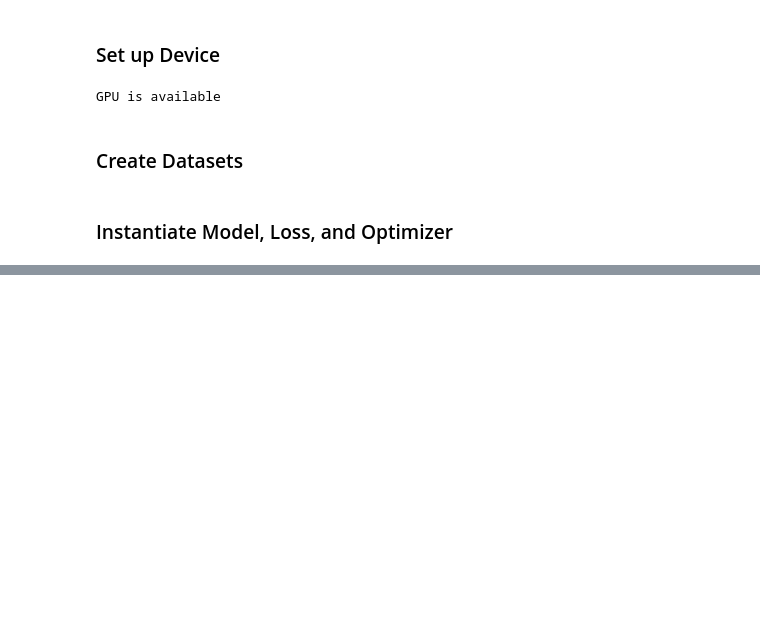
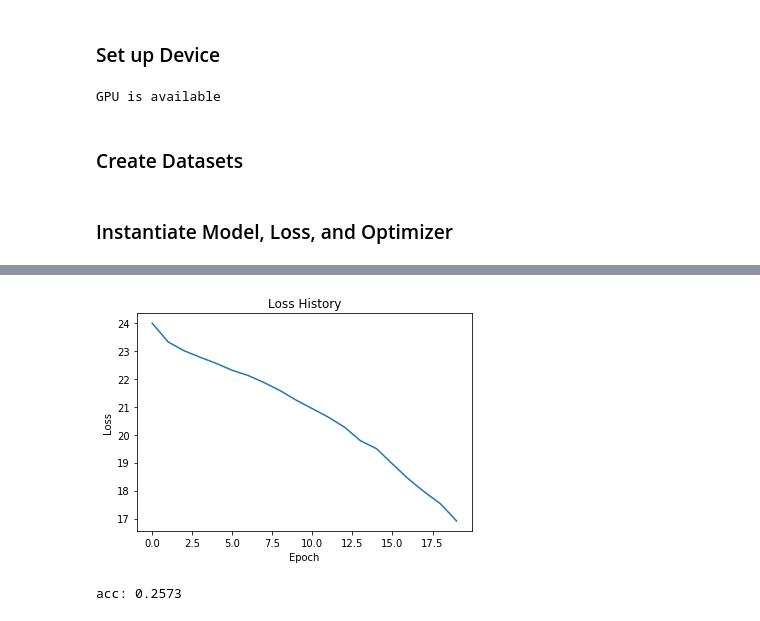
Before and after one commit to joshuaghannan/ECEC247DeepLearning, a Jupyter notebook: Dataset_Tests.ipynb, the cells around one changed output, grey strips where cells are left out. Cells and saved outputs as stored; diff of their text form; code cells hidden in the pictures; blank space fills up the shorter version.

```diff
--- a/Dataset_Tests.ipynb
+++ b/Dataset_Tests.ipynb
@@ -389,0 +401,12 @@ acc: 0.2370
+# %%
+class GRUnet(nn.Module):
+    def __init__(self, input_size, hidden_size, class_num):
+        super().__init__()
+        self.gru = nn.GRU(input_size=input_size, hidden_size=hidden_size, num_layers=1, dropout=0.5)
+
+        self.fc = nn.Linear(hidden_size, class_num)
+
+    def forward(self, x):
+        _, hn = self.gru(x)
+        out = self.fc(torch.squeeze(hn))
+        return out
@@ -389,0 +430,22 @@ acc: 0.2370
+# %%
+loss_history = []
+for i in range (epoch):
+    print('Epoch: {}/{}.............'.format(i+1, epoch), end='\n')
+    running_loss = 0.0
+    total = 0
+    correct = 0
+    for idx, batch in enumerate(EEG_trainloader):
+        eeg_seq = batch['eeg_seq'].permute(2,0,1).to(device)
+        label = batch['label'].to(device)
+        optimizer.zero_grad()
+        output= model(eeg_seq)
+        loss = criterion(output, label)
+        running_loss += loss.item()
+        loss.backward()
+        optimizer.step()
+        pred = torch.argmax(output, dim=1)
+        correct += torch.sum(pred == label).item()
+        total += label.shape[0]
+    loss_history.append(running_loss)
+    print ('acc:{:.4f}'.format(correct/total))
+    print ('loss:{:.4f}'.format(running_loss), end='\n\n')
@@ -389,0 +470,23 @@ acc: 0.2370
+# %%
+# Plot the Loss
+
+plt.plot(loss_history)
+plt.title('Loss History')
+plt.xlabel('Epoch')
+plt.ylabel('Loss')
+plt.show()
+# %% [output]
+[figure, added]
+# %%
+total = 0
+correct = 0
+for idx, batch in enumerate(EEG_testloader):
+    eeg_seq = batch['eeg_seq'].permute(2,0,1).to(device)
+    label = batch['label'].to(device)
+    output= model(eeg_seq)
+    pred = torch.argmax(output, dim=1)
+    correct += torch.sum(pred == label).item()
+    total += label.shape[0]
+print ('acc: {:.4f}'.format(correct/total))
+# %% [output]
+acc: 0.2573
```
Also changed, not shown: parts of 15 cells of this notebook.
